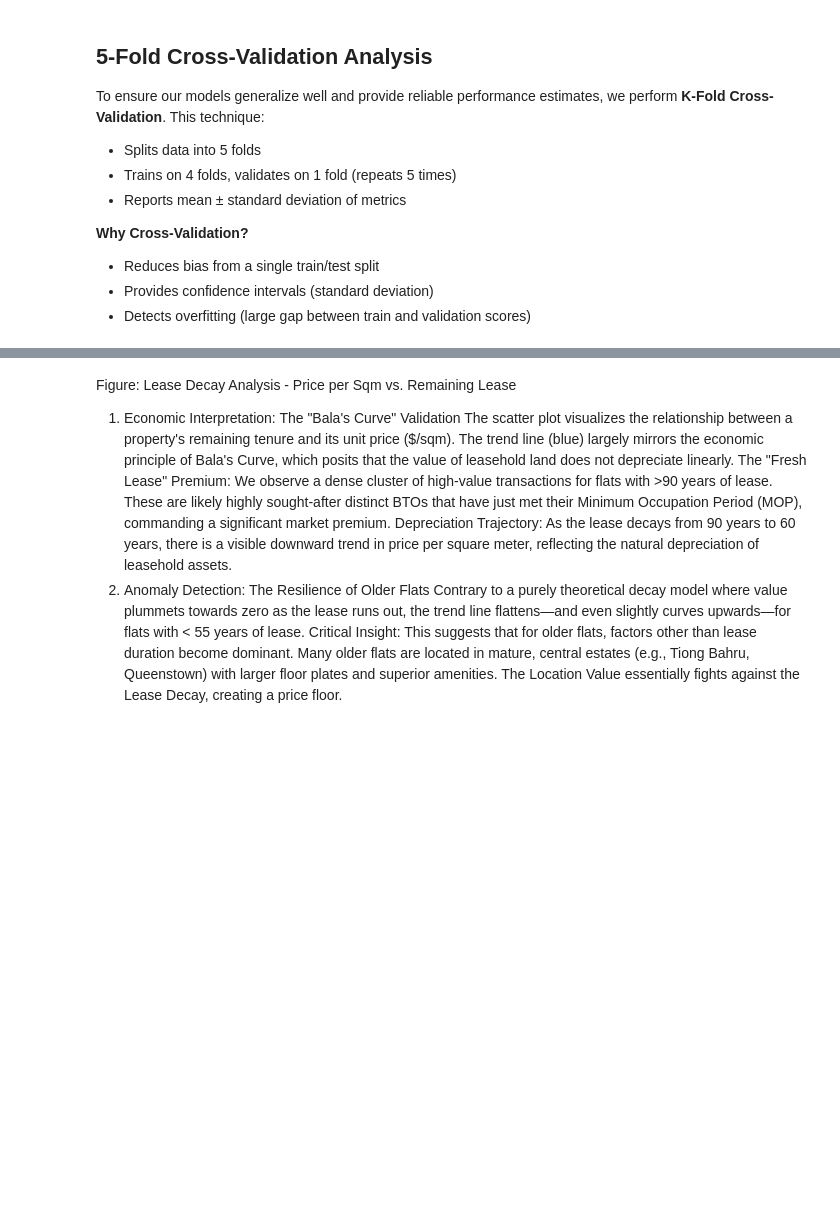
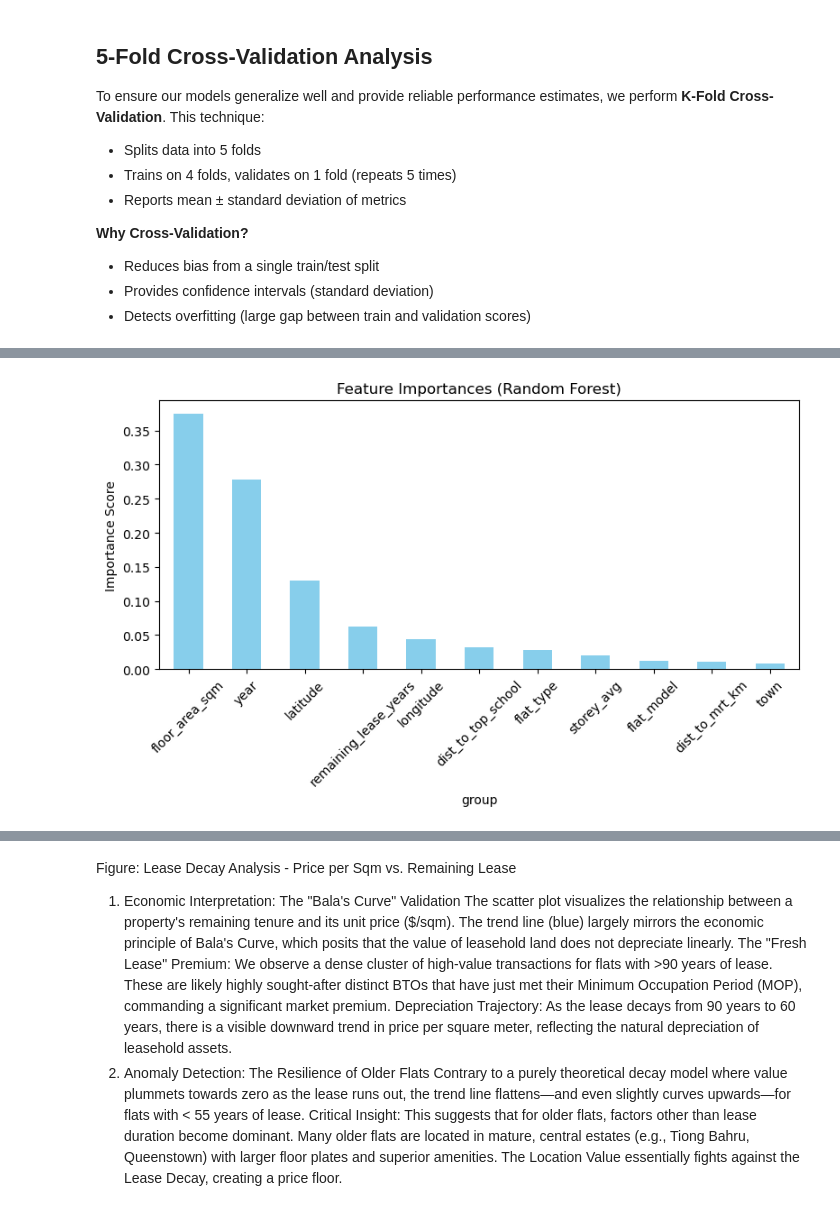
Before and after one commit to YictorC/HDB_price_analysis, a Jupyter notebook: HDB_Part2_Geospatial_Analysis.ipynb, the cells around one changed output, grey strips where cells are left out. Drawn from its saved outputs; the diff is of its cells as text; code cells hidden in the pictures; blank space fills up the shorter version.

Commit message:
Update HDB_Part2_Geospatial_Analysis.ipynb
Add the code for feature importance

```diff
--- a/HDB_Part2_Geospatial_Analysis.ipynb
+++ b/HDB_Part2_Geospatial_Analysis.ipynb
@@ -793,5 +813,50 @@ Key Findings:
 - Most Stable: Model with lowest Std = Decision Tree
 - Log transformation ensures better model convergence and handles price distribution skewness
+# %%
+if "Random Forest" in models:
+    rf_pipeline = models["Random Forest"]
+    rf_model = rf_pipeline.named_steps['model']  # Extract the RandomForestRegressor
+
+    # Get feature names after preprocessing
+    numeric_features = ['floor_area_sqm', 'storey_avg', 'remaining_lease_years', 'year',
+                        'dist_to_mrt_km', 'dist_to_top_school', 'latitude', 'longitude']
+    categorical_features = ['town', 'flat_type', 'flat_model']
+
+    # Extract one-hot encoded feature names
+    ohe = rf_pipeline.named_steps['preprocessor'].named_transformers_['cat']
+    ohe_features = ohe.get_feature_names_out(categorical_features)
+    feature_names = np.concatenate([numeric_features, ohe_features])
+
+    # Step 2: Get feature importances
+    importances = rf_pipeline.named_steps['model'].feature_importances_
+
+    # Step 3: Create a mapping of group names
+    group_names = []
+    for f in feature_names:
+        if f.startswith('town_'):
+            group_names.append('town')
+        elif f.startswith('flat_type_'):
+            group_names.append('flat_type')
+        elif f.startswith('flat_model_'):
+            group_names.append('flat_model')
+        else:
+            group_names.append(f)  # numeric features
+
+    # Step 4: Sum importances by group
+    import pandas as pd
+    df_imp = pd.DataFrame({'group': group_names, 'importance': importances})
+    grouped_importances = df_imp.groupby('group')['importance'].sum().sort_values(ascending=False)
+
+    # Step 5: Plot
+    plt.figure(figsize=(8,5))
+    grouped_importances.plot(kind='bar', color='skyblue')
+    plt.ylabel("Importance Score")
+    plt.title("Feature Importances (Random Forest)")
+    plt.xticks(rotation=45)
+    plt.tight_layout()
+    plt.show()
+# %% [output]
+[figure, added]
 # %%
 # ==========================================
 # VISUALIZATION: Lease Decay Analysis (Bala's Curve)
```
Also changed, not shown: parts of 11 cells of this notebook.
